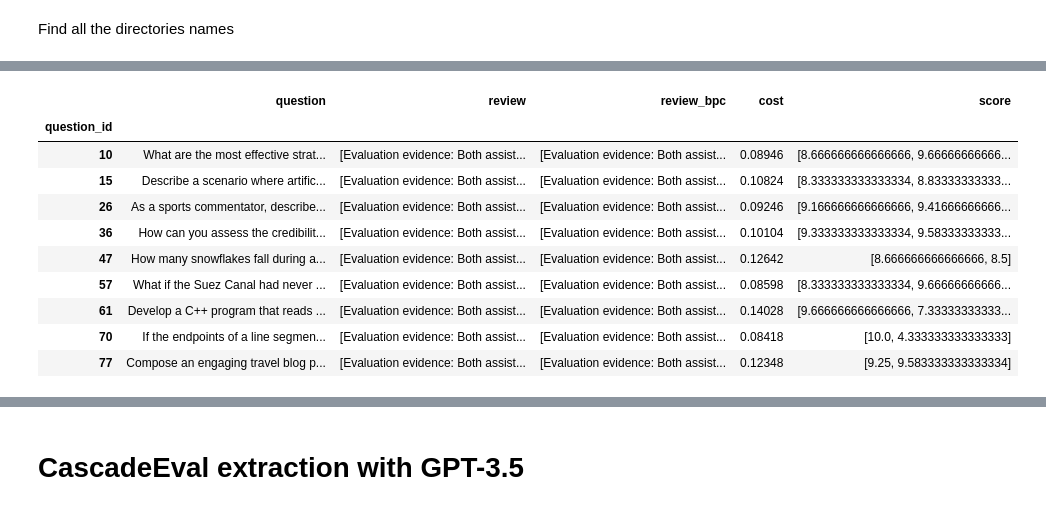
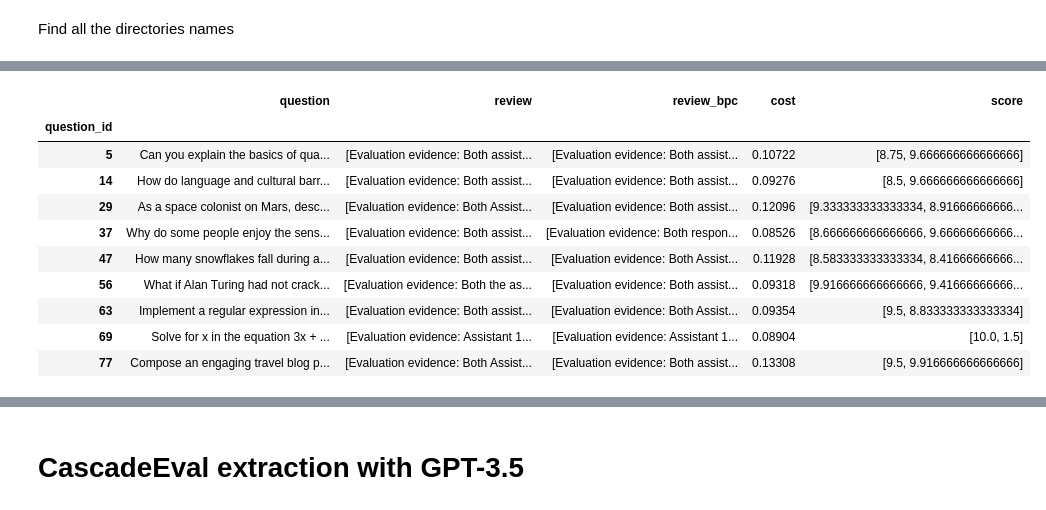
Before and after one commit to Thesis-LLM-as-a-judge-AUAS/fair-eval, a Jupyter notebook: sanity_check.ipynb, the cells around one changed output, grey strips where cells are left out. Drawn from its saved outputs; the diff is of its cells as text; code cells hidden in the pictures.

```diff
--- a/sanity_check.ipynb
+++ b/sanity_check.ipynb
@@ -568,37 +568,37 @@ dirs
 # %%
 sampled_result_list = []
 
 for it in range(1, 30):
     current_judgement_result = {
-        'gpt35_k_1_bpc_0_t_1': pd.read_json(f'./0_and_0.1_t_experiment/{it}/review_gpt35_vicuna_gpt-3.5-turbo_mec1_bpc0.jsonl',
+        'gpt35_k_1_bpc_0_t_1': pd.read_json(f'./0_t_ec/{it}/review_gpt35_vicuna_gpt-3.5-turbo_mec1_bpc0.jsonl',
                                             lines=True).set_index(
             'question_id'),
-        'gpt4_k_1_bpc_0_t_1': pd.read_json(f'./0_and_0.1_t_experiment/{it}/review_gpt35_vicuna_gpt-4_mec1_bpc0.jsonl',
+        'gpt4_k_1_bpc_0_t_1': pd.read_json(f'./0_t_ec/{it}/review_gpt35_vicuna_gpt-4_mec1_bpc0.jsonl',
                                            lines=True).set_index(
             'question_id'),
-        'gpt35_k_3_bpc_1_t_1': pd.read_json(f'./0_and_0.1_t_experiment/{it}/review_gpt35_vicuna_gpt-3.5-turbo_mec3_bpc1.jsonl',
+        'gpt35_k_3_bpc_1_t_1': pd.read_json(f'./sampled_review/{it}/review_gpt35_vicuna_gpt-3.5-turbo_mec3_bpc1.jsonl',
                                             lines=True).set_index(
             'question_id'),
-        'gpt4_k_3_bpc_1_t_1': pd.read_json(f'./0_and_0.1_t_experiment/{it}/review_gpt35_vicuna_gpt-4_mec3_bpc1.jsonl',
+        'gpt4_k_3_bpc_1_t_1': pd.read_json(f'./sampled_review/{it}/review_gpt35_vicuna_gpt-4_mec3_bpc1.jsonl',
                                            lines=True).set_index(
             'question_id'),
     }
 
     sampled_result_list.append(current_judgement_result)
 
 sampled_result_list[0]['gpt4_k_3_bpc_1_t_1']
 # %% [output]
 |  | question | review | review_bpc | cost | score |
 | question_id |  |  |  |  |  |
-| 10 | What are the most effective strat... | [Evaluation evidence: Both assist... | [Evaluation evidence: Both assist... | 0.08946 | [8.666666666666666, 9.66666666666... |
-| 15 | Describe a scenario where artific... | [Evaluation evidence: Both assist... | [Evaluation evidence: Both assist... | 0.10824 | [8.333333333333334, 8.83333333333... |
-| 26 | As a sports commentator, describe... | [Evaluation evidence: Both assist... | [Evaluation evidence: Both assist... | 0.09246 | [9.166666666666666, 9.41666666666... |
-| 36 | How can you assess the credibilit... | [Evaluation evidence: Both assist... | [Evaluation evidence: Both assist... | 0.10104 | [9.333333333333334, 9.58333333333... |
-| 47 | How many snowflakes fall during a... | [Evaluation evidence: Both assist... | [Evaluation evidence: Both assist... | 0.12642 | [8.666666666666666, 8.5] |
-| 57 | What if the Suez Canal had never ... | [Evaluation evidence: Both assist... | [Evaluation evidence: Both assist... | 0.08598 | [8.333333333333334, 9.66666666666... |
-| 61 | Develop a C++ program that reads ... | [Evaluation evidence: Both assist... | [Evaluation evidence: Both assist... | 0.14028 | [9.666666666666666, 7.33333333333... |
-| 70 | If the endpoints of a line segmen... | [Evaluation evidence: Both assist... | [Evaluation evidence: Both assist... | 0.08418 | [10.0, 4.333333333333333] |
-| 77 | Compose an engaging travel blog p... | [Evaluation evidence: Both assist... | [Evaluation evidence: Both assist... | 0.12348 | [9.25, 9.583333333333334] |
+| 5 | Can you explain the basics of qua... | [Evaluation evidence: Both assist... | [Evaluation evidence: Both assist... | 0.10722 | [8.75, 9.666666666666666] |
+| 14 | How do language and cultural barr... | [Evaluation evidence: Both assist... | [Evaluation evidence: Both assist... | 0.09276 | [8.5, 9.666666666666666] |
+| 29 | As a space colonist on Mars, desc... | [Evaluation evidence: Both Assist... | [Evaluation evidence: Both assist... | 0.12096 | [9.333333333333334, 8.91666666666... |
+| 37 | Why do some people enjoy the sens... | [Evaluation evidence: Both assist... | [Evaluation evidence: Both respon... | 0.08526 | [8.666666666666666, 9.66666666666... |
+| 47 | How many snowflakes fall during a... | [Evaluation evidence: Both assist... | [Evaluation evidence: Both Assist... | 0.11928 | [8.583333333333334, 8.41666666666... |
+| 56 | What if Alan Turing had not crack... | [Evaluation evidence: Both the as... | [Evaluation evidence: Both assist... | 0.09318 | [9.916666666666666, 9.41666666666... |
+| 63 | Implement a regular expression in... | [Evaluation evidence: Both assist... | [Evaluation evidence: Both Assist... | 0.09354 | [9.5, 8.833333333333334] |
+| 69 | Solve for x in the equation 3x + ... | [Evaluation evidence: Assistant 1... | [Evaluation evidence: Assistant 1... | 0.08904 | [10.0, 1.5] |
+| 77 | Compose an engaging travel blog p... | [Evaluation evidence: Both Assist... | [Evaluation evidence: Both assist... | 0.13308 | [9.5, 9.916666666666666] |
 # %%
 for key in sampled_result_list[0].keys():
     for res in sampled_result_list:
```
Also changed, not shown: parts of 9 cells of this notebook.
